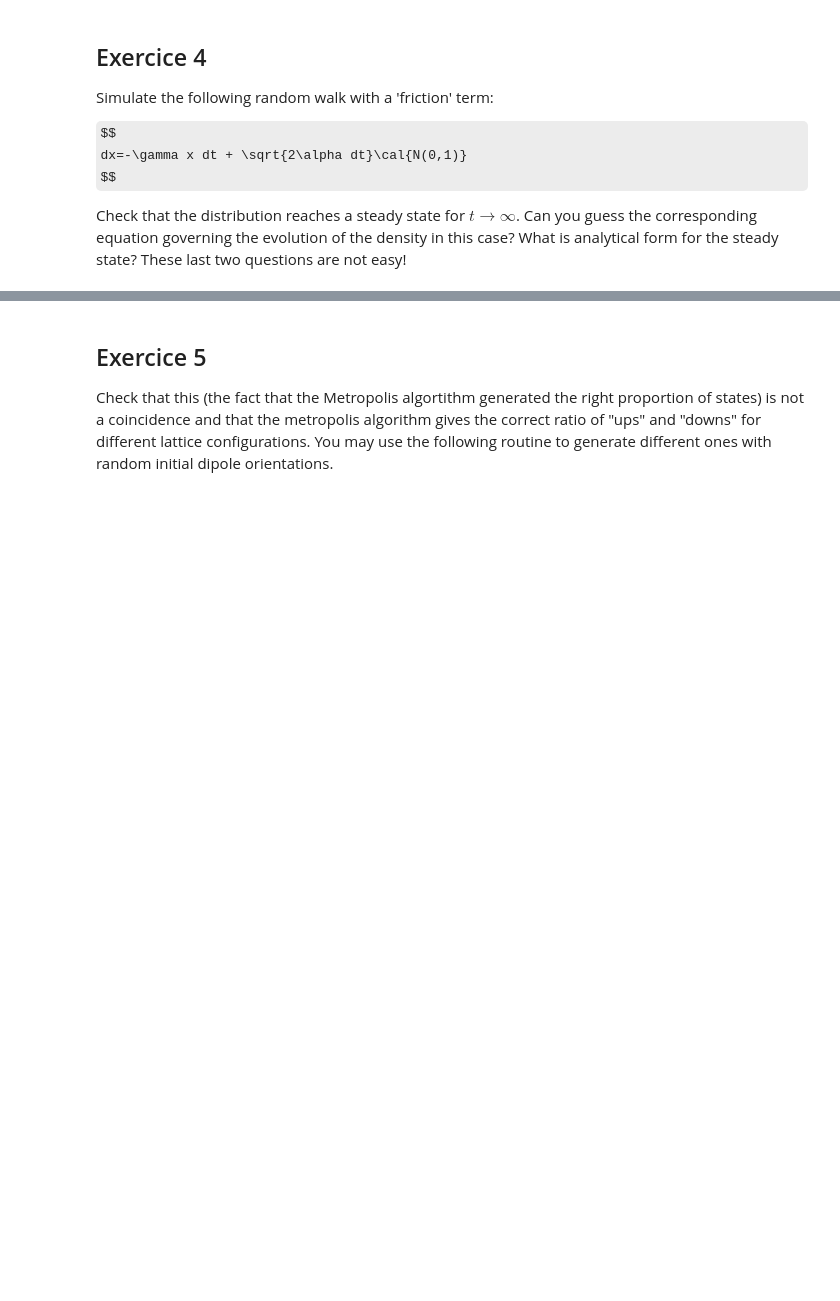
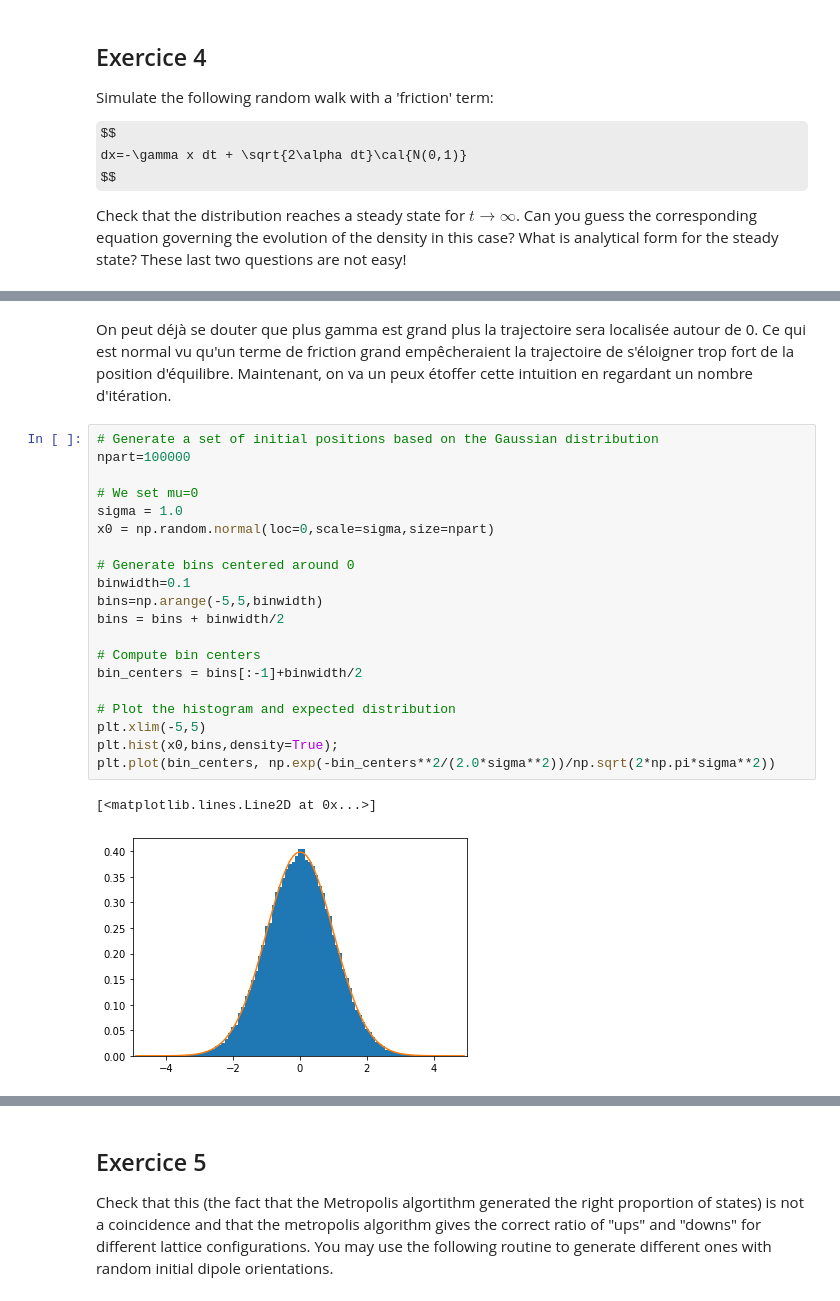
Before and after one commit to Daestraz/MOOC-PhysStat, a Jupyter notebook: Projet Monte-Carlo.ipynb, the cells around one changed output, grey strips where cells are left out. Cells and saved outputs as stored; diff of their text form; some formulas as TeX source; blank space fills up the shorter version.

```diff
--- a/Projet Monte-Carlo.ipynb
+++ b/Projet Monte-Carlo.ipynb
@@ -307,0 +340,25 @@ Check that the distribution reaches a steady state for $t\rightarrow \infty$. Ca
+# %% [markdown]
+On peut déjà se douter que plus gamma est grand plus la trajectoire sera localisée autour de 0. Ce qui est normal vu qu'un terme de friction grand empêcheraient la trajectoire de s'éloigner trop fort de la position d'équilibre. Maintenant, on va un peux étoffer cette intuition en regardant un nombre d'itération.
+# %%
+# Generate a set of initial positions based on the Gaussian distribution
+npart=100000
+
+# We set mu=0
+sigma = 1.0
+x0 = np.random.normal(loc=0,scale=sigma,size=npart)
+
+# Generate bins centered around 0
+binwidth=0.1
+bins=np.arange(-5,5,binwidth)
+bins = bins + binwidth/2
+
+# Compute bin centers
+bin_centers = bins[:-1]+binwidth/2
+
+# Plot the histogram and expected distribution
+plt.xlim(-5,5)
+plt.hist(x0,bins,density=True);
+plt.plot(bin_centers, np.exp(-bin_centers**2/(2.0*sigma**2))/np.sqrt(2*np.pi*sigma**2))
+# %% [output]
+[<matplotlib.lines.Line2D at 0x...>]
+[figure, added]
```
Also changed, not shown: parts of 21 cells of this notebook.
